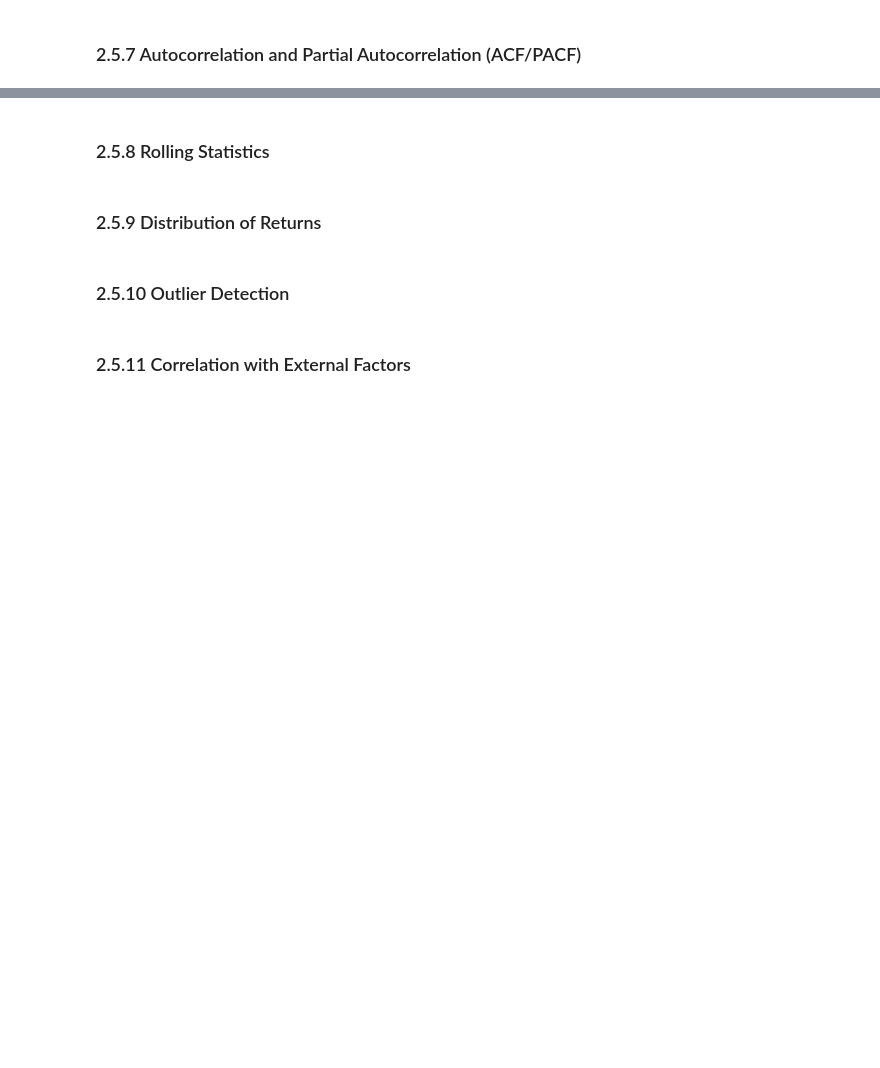
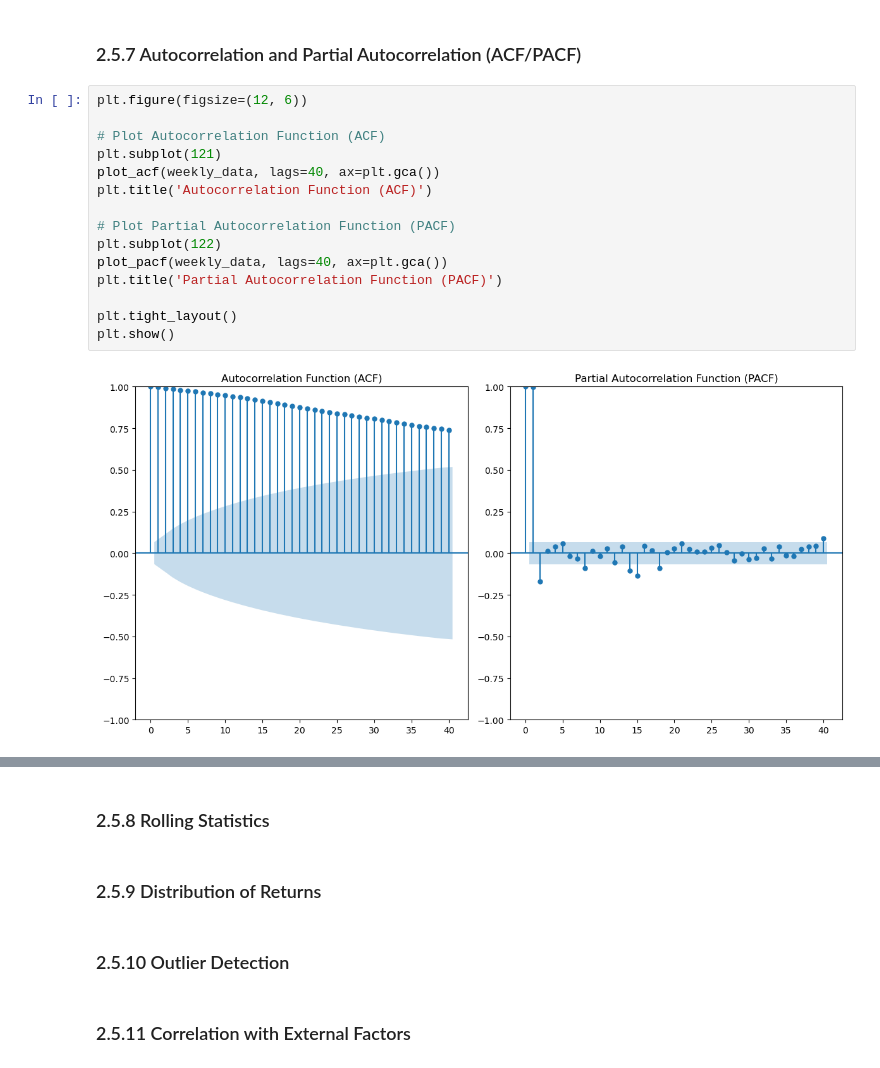
Before and after one commit to mbarriola96/stock_prices_forecasting, a Jupyter notebook: 01_data_understanding.ipynb, the cells around one changed output, grey strips where cells are left out. Cells and saved outputs as stored; diff of their text form; blank space fills up the shorter version.

```diff
--- a/01_data_understanding.ipynb
+++ b/01_data_understanding.ipynb
@@ -470,2 +500,19 @@ We are going to continue investigating the EDA
 # %% [markdown]
 ### 2.5.7 Autocorrelation and Partial Autocorrelation (ACF/PACF)
+# %%
+plt.figure(figsize=(12, 6))
+
+# Plot Autocorrelation Function (ACF)
+plt.subplot(121)
+plot_acf(weekly_data, lags=40, ax=plt.gca())
+plt.title('Autocorrelation Function (ACF)')
+
+# Plot Partial Autocorrelation Function (PACF)
+plt.subplot(122)
+plot_pacf(weekly_data, lags=40, ax=plt.gca())
+plt.title('Partial Autocorrelation Function (PACF)')
+
+plt.tight_layout()
+plt.show()
+# %% [output]
+[figure, added]
```
Also changed, not shown: parts of 17 cells of this notebook, 2 other files.
